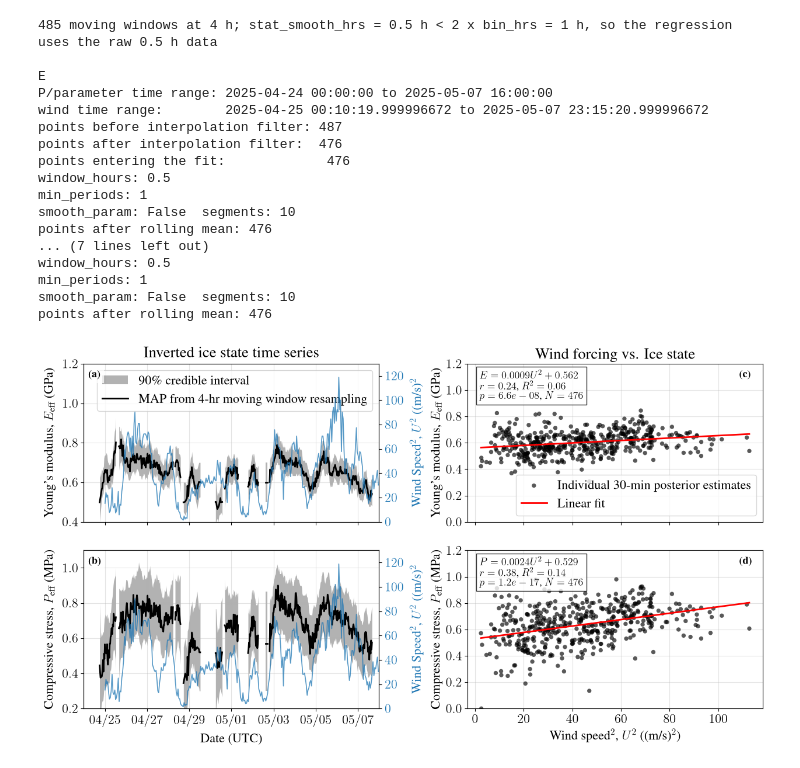
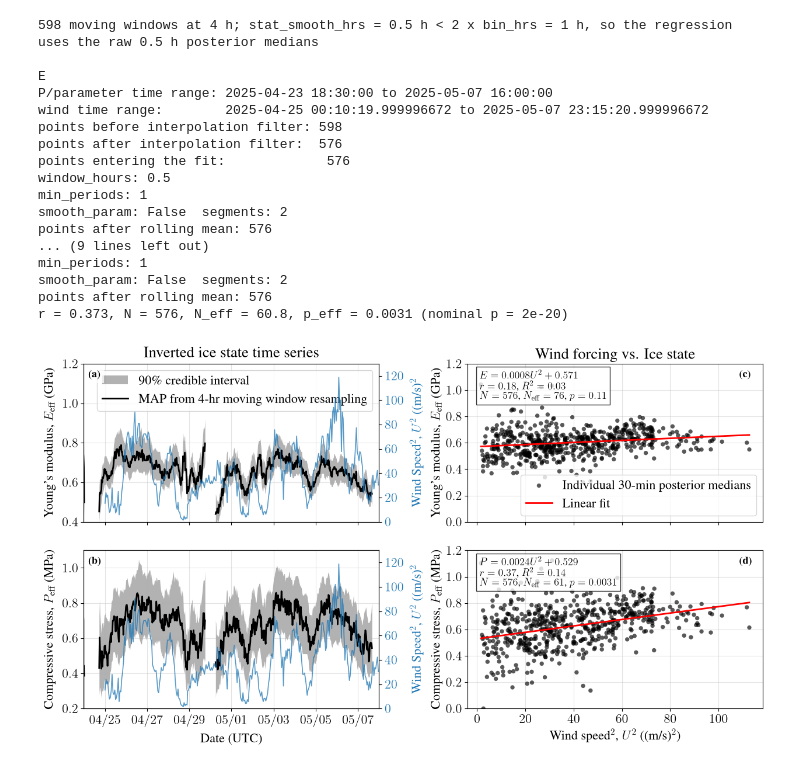
Before and after one commit to junsujang/das-landfast-ice-inversion2025, a Jupyter notebook: figures/main_text/9_fg_inv_timeseries/mainSeriesAndStat.ipynb, the cells around one changed output. Cells and saved outputs as stored; diff of their text form; code cells hidden in the pictures.

```diff
--- a/figures/main_text/9_fg_inv_timeseries/mainSeriesAndStat.ipynb
+++ b/figures/main_text/9_fg_inv_timeseries/mainSeriesAndStat.ipynb
@@ -256,9 +254,8 @@ if post_ep_all is None:
 else:
     rng = np.random.default_rng(MC_SEED)
 
-    # Only the windows that survive the screen ever enter a moving window, so
-    # the rest stay NaN and cost nothing to draw.
-    to_sample = mask_hi if MC_ONLY_MASKED else np.ones(n_win, dtype=bool)
+    # Blocks without a posterior stay NaN and cost nothing to draw.
+    to_sample = mask_valid
 
     ep_samples = np.full((n_win, N_MC, 2), np.nan)
     for i in np.flatnonzero(to_sample):
@@ -1053,8 +1115,8 @@ def moving_correlation_param_wind_on_ax(
 # ------------------------------------------------------------
 bin_hrs = 0.5
 smooth_hrs = 4        # moving window for the time-series panels
-stat_smooth_hrs = .5   # shorter window for the wind regression, so the scatter
-                      # keeps some independent points
+stat_smooth_hrs = .5   # < 2 x bin_hrs: the wind regression uses the unsmoothed
+                       # 30-min posterior medians (see below)
 max_gap_hrs = 2
 
 lag = 0
@@ -1093,7 +1155,7 @@ if ep_samples is None:
     # per-window medians over the same window as the time-series panels.
     t_stat = t_all_global
     E_stat, P_stat = E_med_all, P_med_all
-    mask_stat = mask_hi
+    mask_stat = mask_valid
     smooth_param_stat = True
     stat_window_hrs = smooth_hrs
     stat_min_periods = min_periods
@@ -1101,7 +1163,7 @@ else:
     mov_ts = moving_joint_map_and_bands(
         t=t_all_global,
         ep_samples=ep_samples,
-        mask=mask_hi,
+        mask=mask_valid,
         window_hours=smooth_hrs,
         max_gap_hours=max_gap_hrs,
         min_periods=2,
@@ -1113,14 +1175,16 @@ else:
     # A moving window narrower than two bins cannot average anything: it holds
     # at most one retained window, so smoothing it is meaningless (and with
     # min_periods=2 it would drop every point). In that case the regression
-    # uses the unsmoothed per-window estimates at the native bin_hrs cadence.
+    # uses the unsmoothed per-window posterior medians at the native bin_hrs
+    # cadence. Medians, not the per-window joint MAPs: the MAP sits on the
+    # 0.1 GPa / 0.1 MPa grid, while the median is interpolated from the CDF.
     if stat_smooth_hrs < 2 * bin_hrs:
         mov_stat = None
         E_band_stat = P_band_stat = None
 
         t_stat = t_all_global
         E_stat, P_stat = E_med_all, P_med_all
-        mask_stat = mask_hi
+        mask_stat = mask_valid
         smooth_param_stat = False
         stat_window_hrs = bin_hrs
         stat_min_periods = 1
@@ -1128,12 +1192,12 @@ else:
         print(f"{len(mov_ts['time'])} moving windows at {smooth_hrs:g} h; "
               f"stat_smooth_hrs = {stat_smooth_hrs:g} h < 2 x bin_hrs = "
               f"{2 * bin_hrs:g} h, so the regression uses the raw "
-              f"{bin_hrs:g} h data")
+              f"{bin_hrs:g} h posterior medians")
     else:
         mov_stat = moving_joint_map_and_bands(
             t=t_all_global,
             ep_samples=ep_samples,
-            mask=mask_hi,
+            mask=mask_valid,
             window_hours=stat_smooth_hrs,
             max_gap_hours=max_gap_hrs,
             min_periods=2,
@@ -1180,7 +1244,7 @@ plot_binned_median_std_on_ax(
     t=t_all_global,
     y=E_med_all,
     BF=pk_freq_all,
-    mask=mask_hi,
+    mask=mask_valid,
 
     title=r"Inverted ice state time series",
     y_label=y_label_E,
@@ -1219,7 +1283,7 @@ plot_binned_median_std_on_ax(
     t=t_all_global,
     y=P_med_all,
     BF=pk_freq_all,
-    mask=mask_hi,
+    mask=mask_valid,
 
     title="",
     y_label=y_label_P,
@@ -1255,9 +1319,12 @@ plot_binned_median_std_on_ax(
 # ============================================================
 # RIGHT COLUMN: statistics vs wind forcing
 #
-# The regressed values are the moving-average posterior MAPs, so
-# smooth_param=False -- smoothing them again would apply the window twice.
+# The regressed values are the 30-min posterior medians (or, with
+# stat_smooth_hrs >= 2 x bin_hrs, the moving-average posterior MAPs), so
+# smooth_param=False. The p-value uses N_eff, computed on the bin_hrs grid.
 # ============================================================
+stat_scatter_label = ("Individual 30-min posterior medians"
+                      if mov_stat is None else None)
 
 # ---- E vs U^2 ----
 reg_E, df_E_smooth, df_E_fit = (
@@ -1267,6 +1334,8 @@ reg_E, df_E_smooth, df_E_fit = (
         t_P=t_stat,
         param=E_stat,
         param_name="E",
+        scatter_label=stat_scatter_label,
+        neff_cadence_hours=bin_hrs,
 
         mask=mask_stat,
 
@@ -1302,6 +1371,8 @@ reg_P, df_P_smooth, df_P_fit = (
         t_P=t_stat,
         param=P_stat,
         param_name="P",
+        scatter_label=stat_scatter_label,
+        neff_cadence_hours=bin_hrs,
 
         mask=mask_stat,
 
@@ -1333,13 +1404,6 @@ reg_P, df_P_smooth, df_P_fit = (
 # ============================================================
 # Formatting
 # ============================================================
-
-# fig.suptitle(
-#     rf"$294^\circ$: inferred ice properties and response to wind forcing",
-#     y=0.98,
-#     fontsize=15,
-# )
-
 # Align date axes in left column
 ax_E_ts.sharex(ax_P_ts)
 
@@ -1356,50 +1420,50 @@ fig.subplots_adjust(
     left=0.075,
     right=0.97,
     bottom=0.09,
     top=0.91,
     wspace=0.30,
     hspace=0.18,
 )
 
 
 # ------------------------------------------------------------
 # Save
 # ------------------------------------------------------------
 outname = Path(
     f"figures/"
     f"E_P_timeseries_stats_294deg_"
     f"movpost{smooth_hrs}h_lag{lag}h.pdf"
 )
 
 outname.parent.mkdir(parents=True, exist_ok=True)
 
-# fig.savefig(
-#     outname,
-#     dpi=300,
-#     bbox_inches="tight",
-# )
+fig.savefig(
+    outname,
+    dpi=300,
+    bbox_inches="tight",
+)
 
 plt.show()
 plt.close(fig)
 # %% [output]
-485 moving windows at 4 h; stat_smooth_hrs = 0.5 h < 2 x bin_hrs = 1 h, so the regression uses the raw 0.5 h data
+598 moving windows at 4 h; stat_smooth_hrs = 0.5 h < 2 x bin_hrs = 1 h, so the regression uses the raw 0.5 h posterior medians
 
 E
-P/parameter time range: 2025-04-24 00:00:00 to 2025-05-07 16:00:00
+P/parameter time range: 2025-04-23 18:30:00 to 2025-05-07 16:00:00
 wind time range:        2025-04-25 00:10:19.999996672 to 2025-05-07 23:15:20.999996672
-points before interpolation filter: 487
-points after interpolation filter:  476
-points entering the fit:             476
+points before interpolation filter: 598
+points after interpolation filter:  576
+points entering the fit:             576
 window_hours: 0.5
 min_periods: 1
-smooth_param: False  segments: 10
-points after rolling mean: 476
-... (7 lines left out)
-window_hours: 0.5
+smooth_param: False  segments: 2
+points after rolling mean: 576
+... (9 lines left out)
 min_periods: 1
-smooth_param: False  segments: 10
-points after rolling mean: 476
+smooth_param: False  segments: 2
+points after rolling mean: 576
+r = 0.373, N = 576, N_eff = 60.8, p_eff = 0.0031 (nominal p = 2e-20)
-[figure, old version]
+[figure, new version]
 # %%
 # ------------------------------------------------------------
 # Linear correlation between E and P
```
Also changed, not shown: parts of 4 cells of this notebook, 15 other files.
